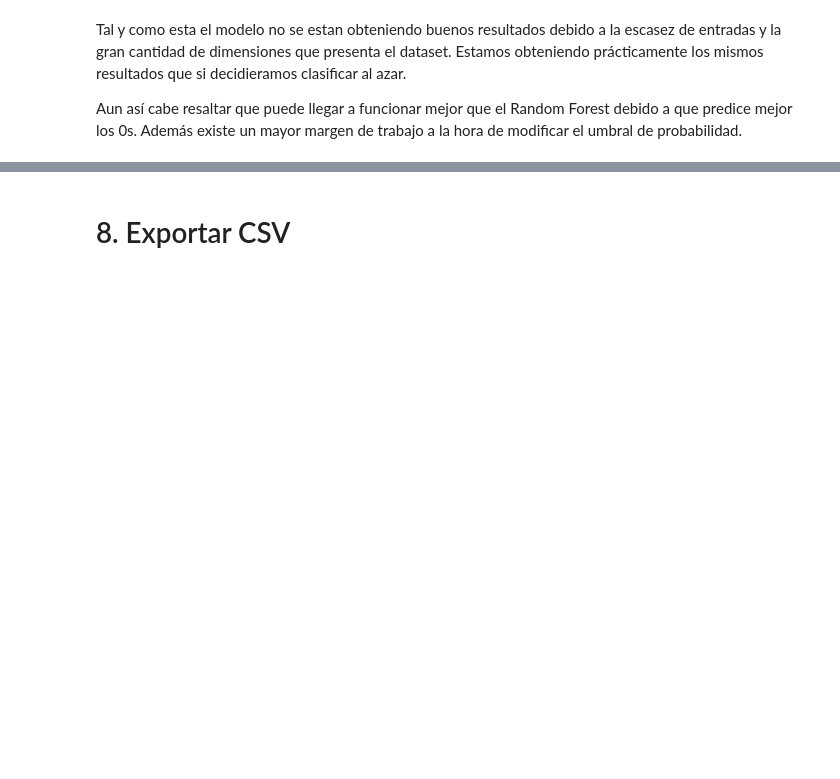
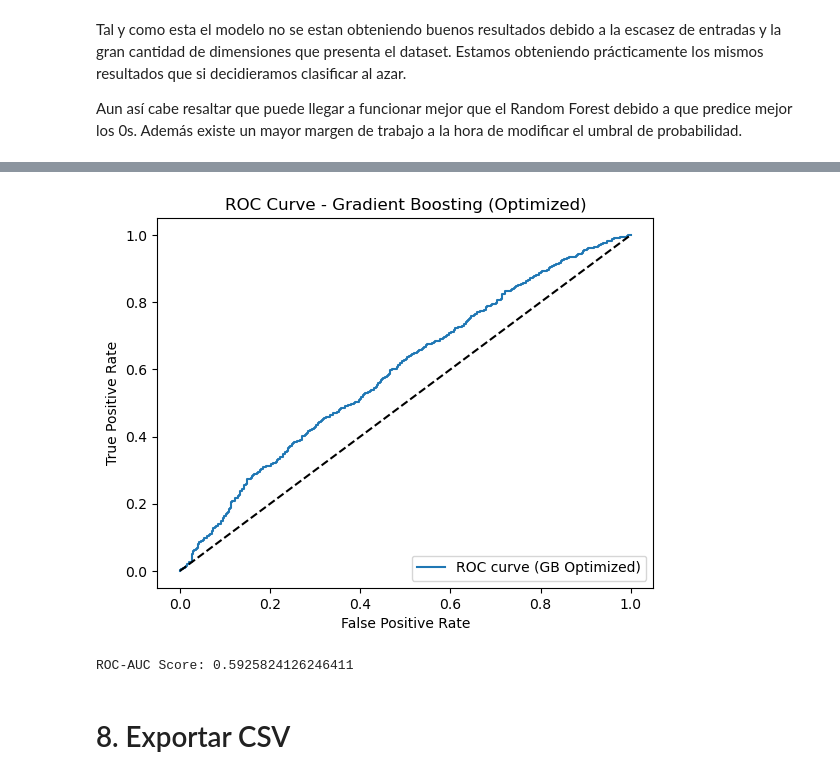
Before and after one commit to Tehedor/Reto2_ML-ABID, a Jupyter notebook: 6_Entrenamiento_y_evaluacion_modelos_word2Vec.ipynb, the cells around one changed output, grey strips where cells are left out. Cells and saved outputs as stored; diff of their text form; code cells hidden in the pictures; blank space fills up the shorter version.

```diff
--- a/6_Entrenamiento_y_evaluacion_modelos_word2Vec.ipynb
+++ b/6_Entrenamiento_y_evaluacion_modelos_word2Vec.ipynb
@@ -1226,0 +1510,16 @@ Aun así cabe resaltar que puede llegar a funcionar mejor que el Random Forest d
+# %%
+params_final_GB = {
+    'learning_rate': 0.1,
+    'n_estimators': 500,
+    'max_depth': 8,
+    'subsample': 0.9,
+    'max_features': 1.0,
+    'random_state': seed
+}
+
+final_GB = GradientBoostingClassifier(**params_final_GB)
+# %%
+final_GB.fit(X_model, y_model)
+
+predicted_GB_opt = final_GB.predict(X_model_test)
+accuracy_score(expected, predicted_GB_opt)
@@ -1227,3 +1560,19 @@ Aun así cabe resaltar que puede llegar a funcionar mejor que el Random Forest d
+# %%
+y_pred_prob_GB_opt = final_GB.predict_proba(X_model_test)[:, 1]
+fpr, tpr, thresholds = roc_curve(y_test, y_pred_prob_GB_opt)
+plt.figure()
+plt.plot(fpr, tpr, label='ROC curve (GB Optimized)')
+plt.plot([0, 1], [0, 1], 'k--')
+plt.xlabel('False Positive Rate')
+plt.ylabel('True Positive Rate')
+plt.title('ROC Curve - Gradient Boosting (Optimized)')
+plt.legend(loc="lower right")
+plt.show()
+
+print("ROC-AUC Score:", roc_auc_score(y_test, y_pred_prob_GB_opt))
+# %% [output]
+[figure, added]
+ROC-AUC Score: 0.5925824126246411
 # %% [markdown]
 # 8. Exportar CSV
 # %% [markdown]
```
Also changed, not shown: parts of 91 cells of this notebook.
